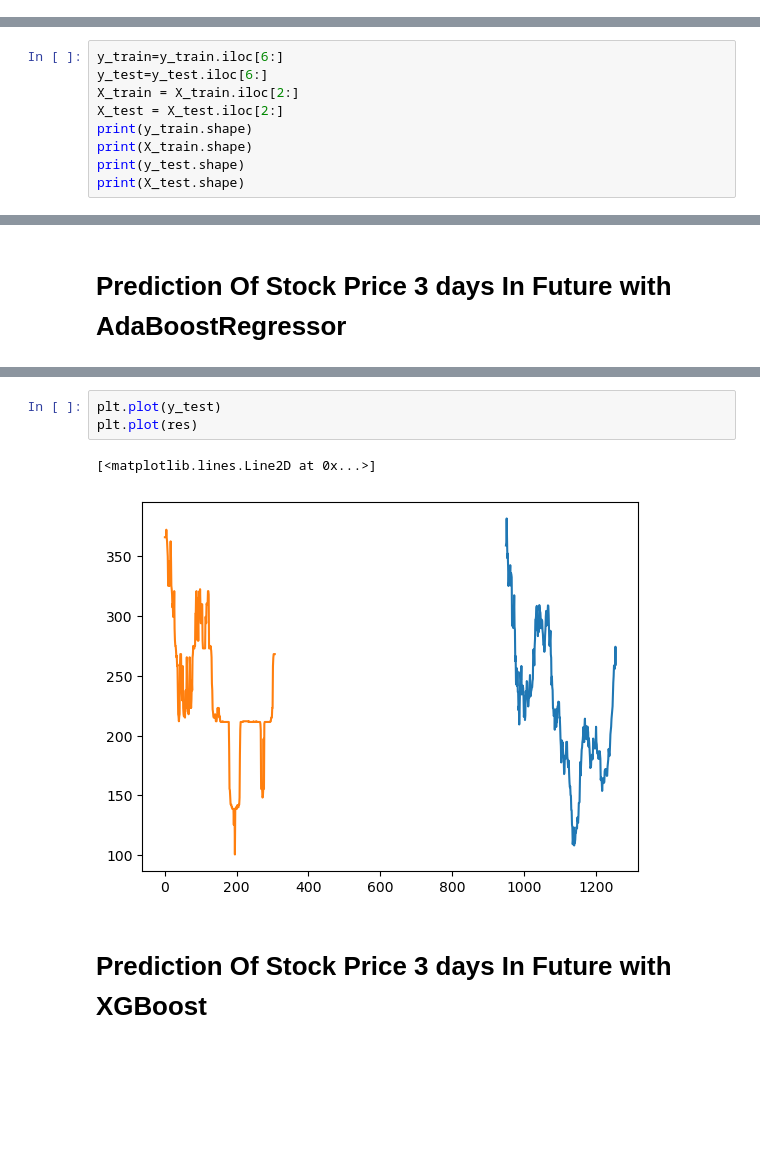
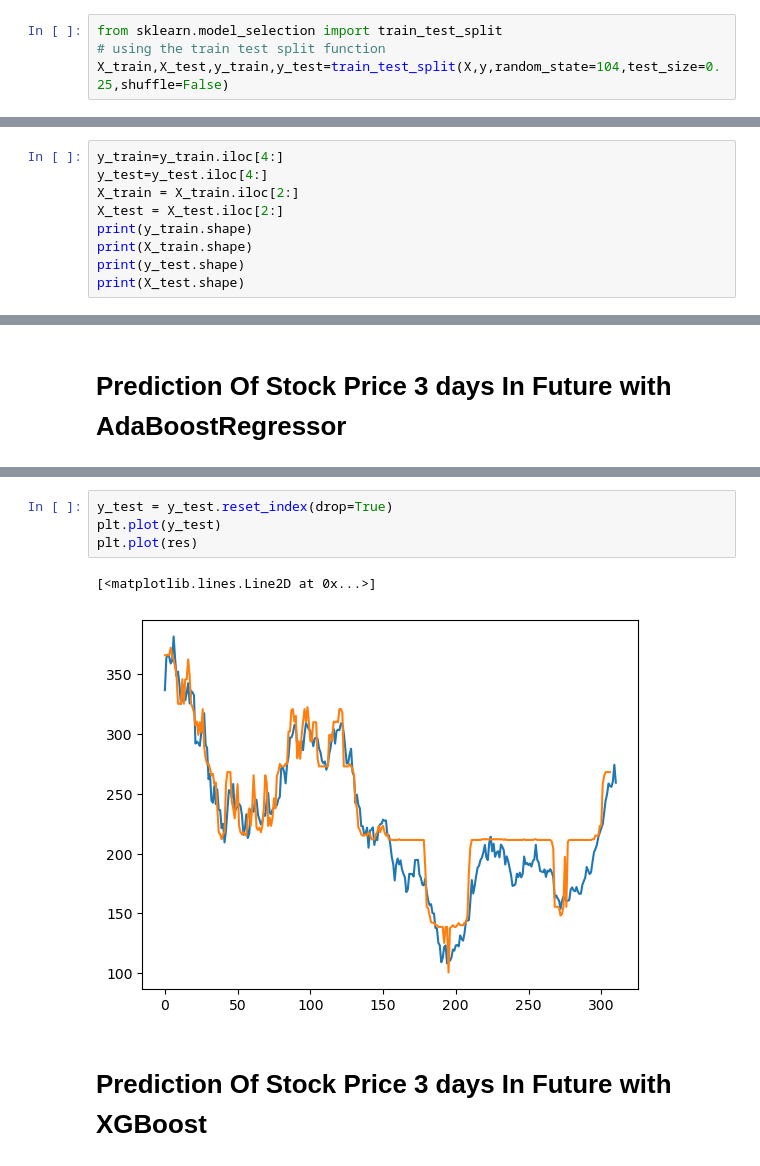
Before and after one commit to punyamodi/Tesla-Stock-Prediction-Using-ML, a Jupyter notebook: tesla-stock-prediciting.ipynb, the cells around one changed output, grey strips where cells are left out. Cells and saved outputs as stored; diff of their text form; blank space fills up the shorter version.

```diff
--- a/tesla-stock-prediciting.ipynb
+++ b/tesla-stock-prediciting.ipynb
@@ -216,6 +216,10 @@ plt.plot(y_test)
 [figure]
 # %% [markdown]
 # Adding Lag And Running Through Diffrent Models
+# %%
+from sklearn.model_selection import train_test_split
+# using the train test split function
+X_train,X_test,y_train,y_test=train_test_split(X,y,random_state=104,test_size=0.25,shuffle=False)
 # %%
 for i in range(1,3):
     X_train["Open_lag"+str(i)]=X_train["Open"].shift(i)
@@ -275,6 +279,6 @@ print(X_test.shape)
 # %%
-y_train=y_train.iloc[6:]
-y_test=y_test.iloc[6:]
+y_train=y_train.iloc[4:]
+y_test=y_test.iloc[4:]
 X_train = X_train.iloc[2:]
 X_test = X_test.iloc[2:]
 print(y_train.shape)
@@ -380,11 +384,12 @@ print(res,y_test)
 
 [307 rows x 1 columns]
 # %%
+y_test = y_test.reset_index(drop=True)
 plt.plot(y_test)
 plt.plot(res)
 # %% [output]
 [<matplotlib.lines.Line2D at 0x...>]
-[figure, old version]
+[figure, new version]
 # %% [markdown]
 # Prediction Of Stock Price 3 days In Future with XGBoost
 # %%
```
Also changed, not shown: parts of 4 cells of this notebook.
